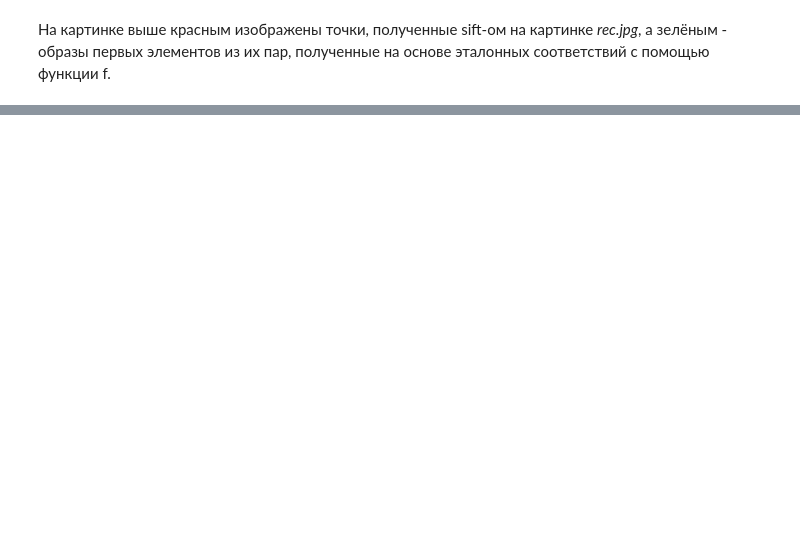
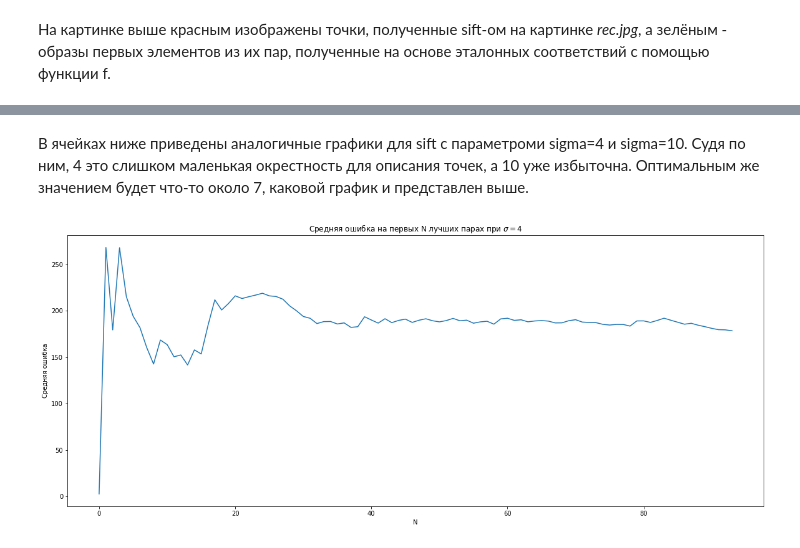
Before and after one commit to valkon29/innprac, a Jupyter notebook: notebook.ipynb, the cells around one changed output, grey strips where cells are left out. Cells and saved outputs as stored; diff of their text form; code cells hidden in the pictures; blank space fills up the shorter version.

```diff
--- a/notebook.ipynb
+++ b/notebook.ipynb
@@ -209,0 +215,11 @@ plt.imshow(img_2)
+# %%
+mist = []
+vec_mist = np.array([0, 0], dtype='float')
+
+for p, true_p in zip(keypoints_y, keypoints_x_im):
+    if true_p is None:
+        continue
+    vec_mist += (np.array(p) - np.array(true_p))
+    mist.append(np.linalg.norm(np.array(p) - np.array(true_p)))
+
+vec_mist /= N
@@ -209,0 +250,14 @@ plt.imshow(img_2)
+# %% [markdown]
+В ячейках ниже приведены аналогичные графики для sift с параметроми sigma=4 и sigma=10. Судя по ним, 4 это слишком маленькая окрестность для описания точек, а 10 уже избыточна. Оптимальным же значением будет что-то около 7, каковой график и представлен выше.
+# %%
+plt.figure(figsize=(20, 8))
+
+cum_av_mist = np.cumsum(mist) / (np.arange(len(mist)) + 1)
+
+plt.plot(cum_av_mist)
+plt.xlabel('N')
+plt.ylabel('Средняя ошибка')
+plt.title('Средняя ошибка на первых N лучших парах при $\sigma=4$')
+plt.show()
+# %% [output]
+[figure, added]
```
Also changed, not shown: parts of 19 cells of this notebook.
